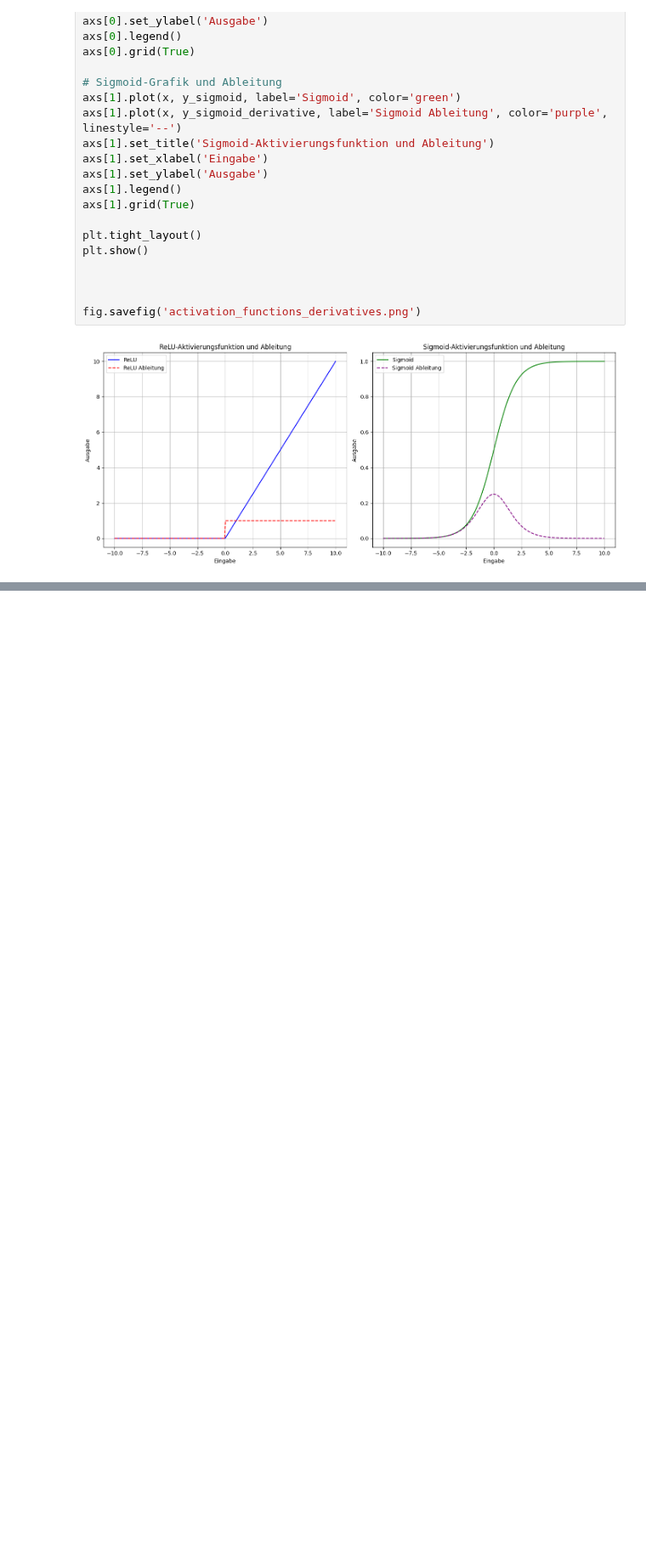
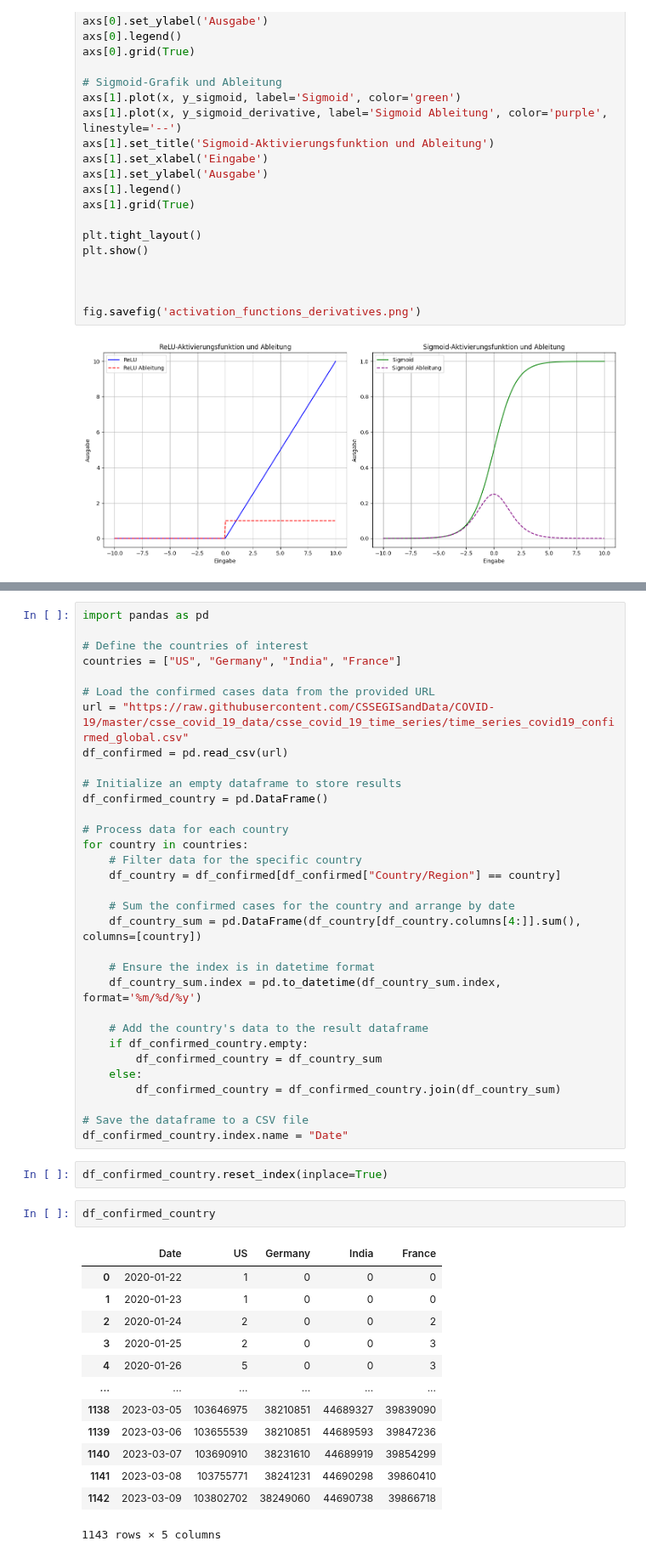
Before and after one commit to RiccardoDAndrea/Bachelor, a Jupyter notebook: RNN.ipynb, the cells around one changed output, grey strips where cells are left out. Shown at 85% size. Saved outputs shown, nothing was run; the diff lists cells and outputs as text; blank space fills up the shorter version.

```diff
--- a/RNN.ipynb
+++ b/RNN.ipynb
@@ -405,0 +394,50 @@ apple.get_cashflow()
+# %%
+import pandas as pd
+
+# Define the countries of interest
+countries = ["US", "Germany", "India", "France"]
+
+# Load the confirmed cases data from the provided URL
+url = "https://raw.githubusercontent.com/CSSEGISandData/COVID-19/master/csse_covid_19_data/csse_covid_19_time_series/time_series_covid19_confirmed_global.csv"
+df_confirmed = pd.read_csv(url)
+
+# Initialize an empty dataframe to store results
+df_confirmed_country = pd.DataFrame()
+
+# Process data for each country
+for country in countries:
+    # Filter data for the specific country
+    df_country = df_confirmed[df_confirmed["Country/Region"] == country]
+
+    # Sum the confirmed cases for the country and arrange by date
+    df_country_sum = pd.DataFrame(df_country[df_country.columns[4:]].sum(), columns=[country])
+
+    # Ensure the index is in datetime format
+    df_country_sum.index = pd.to_datetime(df_country_sum.index, format='%m/%d/%y')
+
+    # Add the country's data to the result dataframe
+    if df_confirmed_country.empty:
+        df_confirmed_country = df_country_sum
+    else:
+        df_confirmed_country = df_confirmed_country.join(df_country_sum)
+
+# Save the dataframe to a CSV file
+df_confirmed_country.index.name = "Date"
+# %%
+df_confirmed_country.reset_index(inplace=True)
+# %%
+df_confirmed_country
+# %% [output]
+|  | Date | US | Germany | India | France |
+| 0 | 2020-01-22 | 1 | 0 | 0 | 0 |
+| 1 | 2020-01-23 | 1 | 0 | 0 | 0 |
+| 2 | 2020-01-24 | 2 | 0 | 0 | 2 |
+| 3 | 2020-01-25 | 2 | 0 | 0 | 3 |
+| 4 | 2020-01-26 | 5 | 0 | 0 | 3 |
+| ... | ... | ... | ... | ... | ... |
+| 1138 | 2023-03-05 | 103646975 | 38210851 | 44689327 | 39839090 |
+| 1139 | 2023-03-06 | 103655539 | 38210851 | 44689593 | 39847236 |
+| 1140 | 2023-03-07 | 103690910 | 38231610 | 44689919 | 39854299 |
+| 1141 | 2023-03-08 | 103755771 | 38241231 | 44690298 | 39860410 |
+| 1142 | 2023-03-09 | 103802702 | 38249060 | 44690738 | 39866718 |
+1143 rows × 5 columns
```
Also changed, not shown: parts of 8 cells of this notebook, 2 other files.
